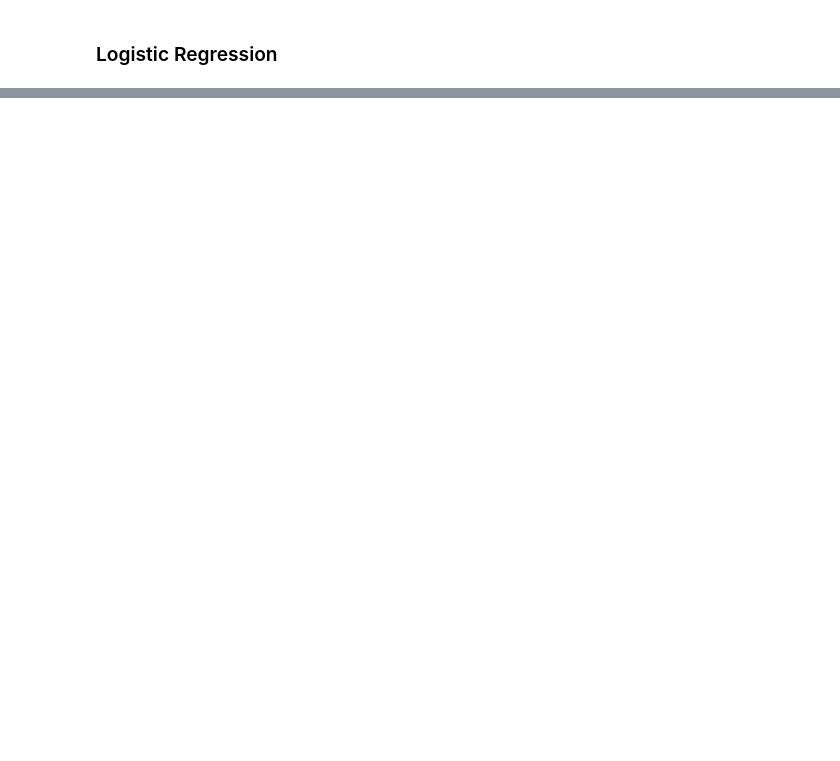
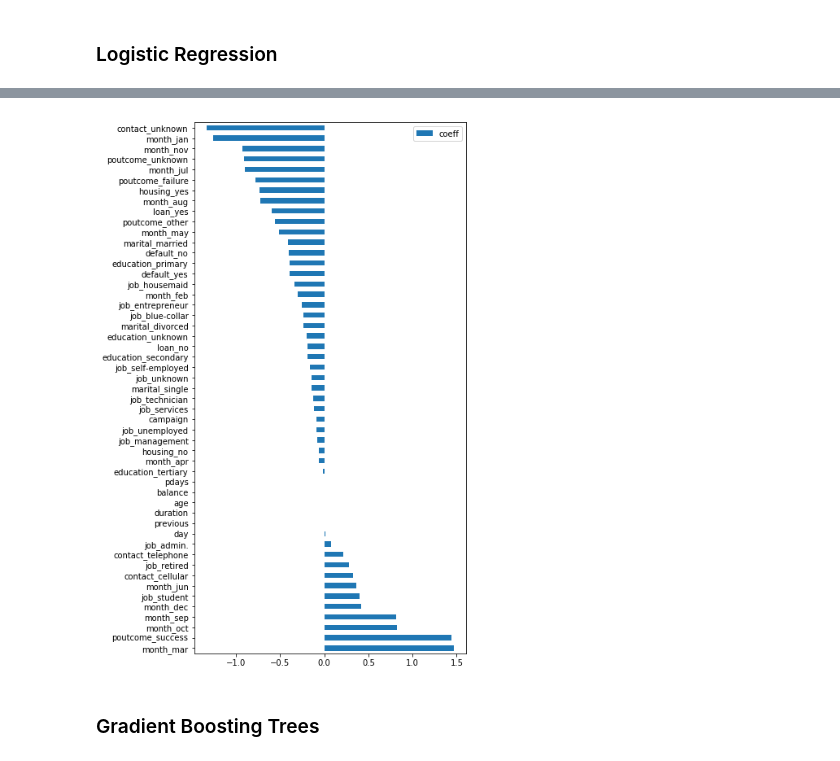
Before and after one commit to XuDou/bank-marketing-prediction, a Jupyter notebook: bank_marketing.ipynb, the cells around one changed output, grey strips where cells are left out. Saved outputs shown, nothing was run; the diff lists cells and outputs as text; code cells hidden in the pictures; blank space fills up the shorter version.

Commit message:
Add 'Build Predictive Models'

```diff
--- a/bank_marketing.ipynb
+++ b/bank_marketing.ipynb
@@ -108,0 +132,3 @@ data_bank_full.head(10)
+# %%
+X = data_bank_full[selected_features].values
+y = data_bank_full[target].values
@@ -109,2 +145,20 @@ data_bank_full.head(10)
+# %%
+X_train, X_test, y_train, y_test = train_test_split(X, y, test_size=0.2, random_state=42)
 # %% [markdown]
 ### Logistic Regression
+# %%
+from sklearn.linear_model import LogisticRegression
+
+clf = LogisticRegression(C=1.0, penalty='l2')
+# C: Inverse of regularization strength; smaller C's specify stronger regularization
+
+# Fit a model by providing X and y from training set
+clf.fit(X_train, y_train)
+
+# Make prediction on the training data
+y_train_pred = clf.predict(X_train)
+p_train_pred = clf.predict_proba(X_train)[:,1]
+
+# Make predictions on test data
+y_test_pred = clf.predict(X_test)
+p_test_pred = clf.predict_proba(X_test)[:,1]
@@ -110,0 +228,4 @@ data_bank_full.head(10)
+# %%
+data_coeffs = pd.DataFrame(list(zip(selected_features, clf.coef_.flatten()))).sort_values(by=[1], ascending=False)
+data_coeffs.columns = ['feature', 'coeff']
+data_coeffs
@@ -110,0 +250,9 @@ data_bank_full.head(10)
+# %%
+ax = data_coeffs.plot.barh()
+t = np.arange(X.shape[1])
+ax.set_yticks(t)
+ax.set_yticklabels(data_coeffs['feature'])
+plt.gcf().set_size_inches(6, 12)
+plt.show()
+# %% [output]
+[figure, added]
@@ -111 +275,3 @@ data_bank_full.head(10)
+# %% [markdown]
+### Gradient Boosting Trees
 # %%
```
Also changed, not shown: parts of 22 cells of this notebook.
